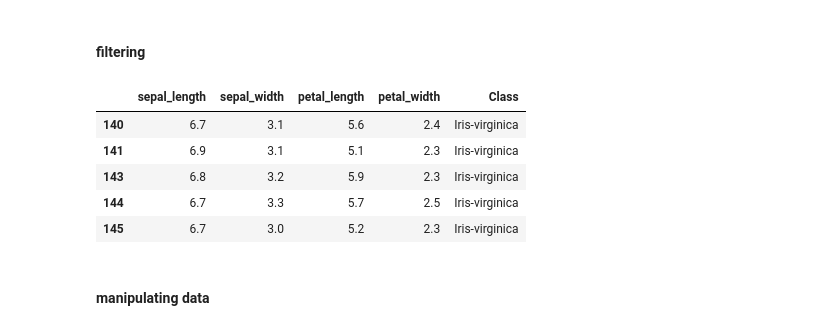
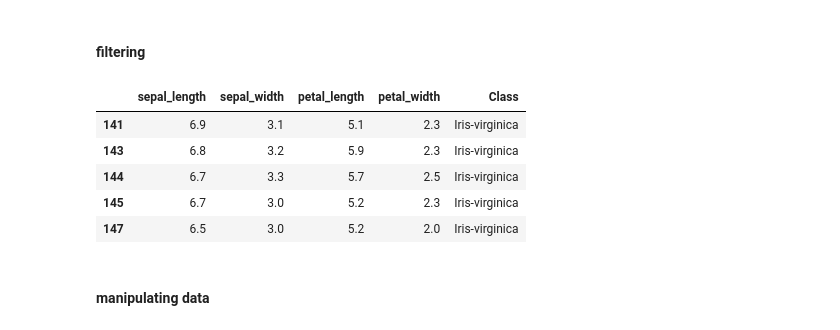
Before and after one commit to tirtharajdash/IntroductionToDataScience, a Jupyter notebook: L04/pandas_tutorial.ipynb, the cells around one changed output. Saved outputs shown, nothing was run; the diff lists cells and outputs as text; code cells hidden in the pictures.

```diff
--- a/L04/pandas_tutorial.ipynb
+++ b/L04/pandas_tutorial.ipynb
@@ -192,14 +192,14 @@ data.loc[90:94, ['sepal_length', 'Class']]
 # %% [markdown]
 #### filtering
 # %%
-data[data['sepal_length'] > 6.5].tail()
+data[data['sepal_length'] >= 6.5].tail()
 # %% [output]
 |  | sepal_length | sepal_width | petal_length | petal_width | Class |
-| 140 | 6.7 | 3.1 | 5.6 | 2.4 | Iris-virginica |
 | 141 | 6.9 | 3.1 | 5.1 | 2.3 | Iris-virginica |
 | 143 | 6.8 | 3.2 | 5.9 | 2.3 | Iris-virginica |
 | 144 | 6.7 | 3.3 | 5.7 | 2.5 | Iris-virginica |
 | 145 | 6.7 | 3.0 | 5.2 | 2.3 | Iris-virginica |
+| 147 | 6.5 | 3.0 | 5.2 | 2.0 | Iris-virginica |
 # %% [markdown]
 #### manipulating data
 # %%
```
Also changed, not shown: parts of 6 cells of this notebook.
